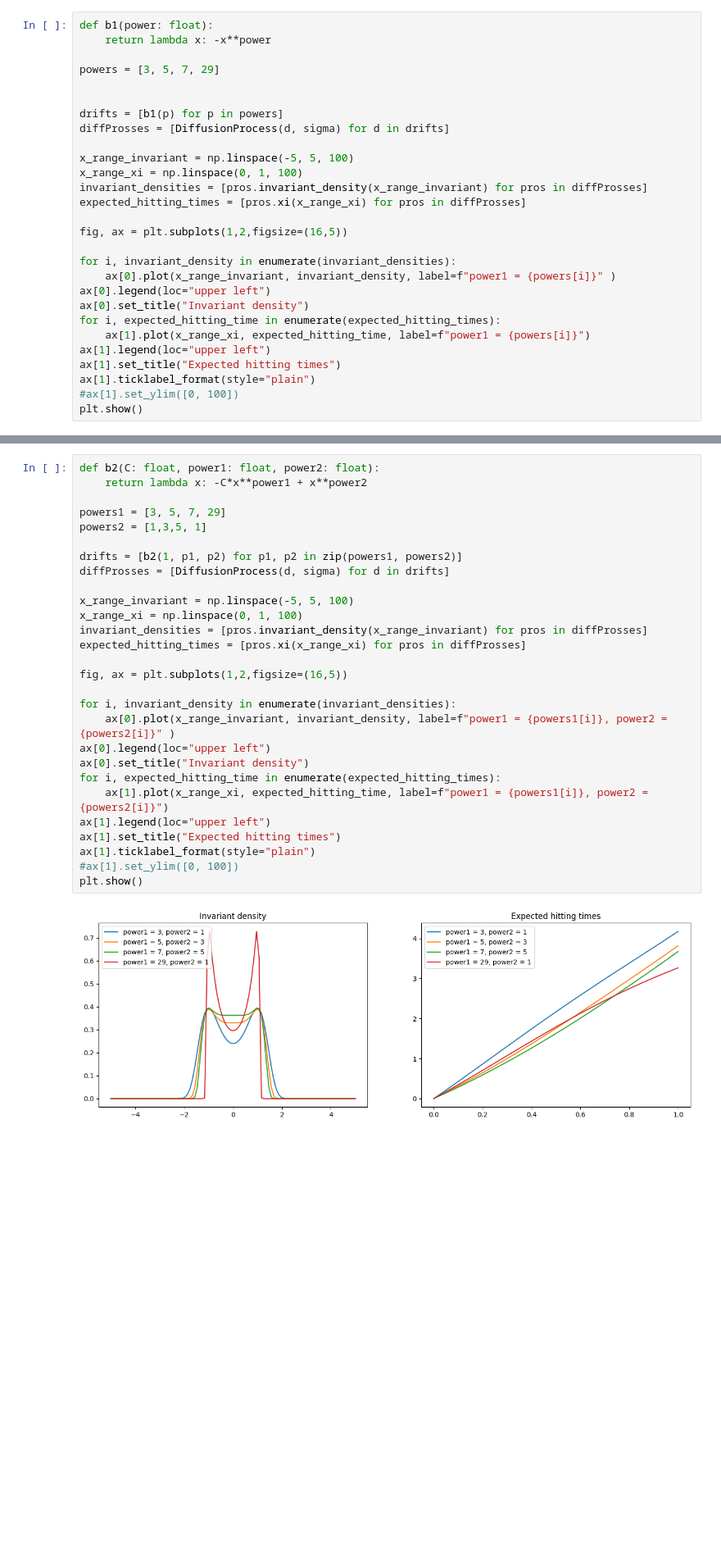
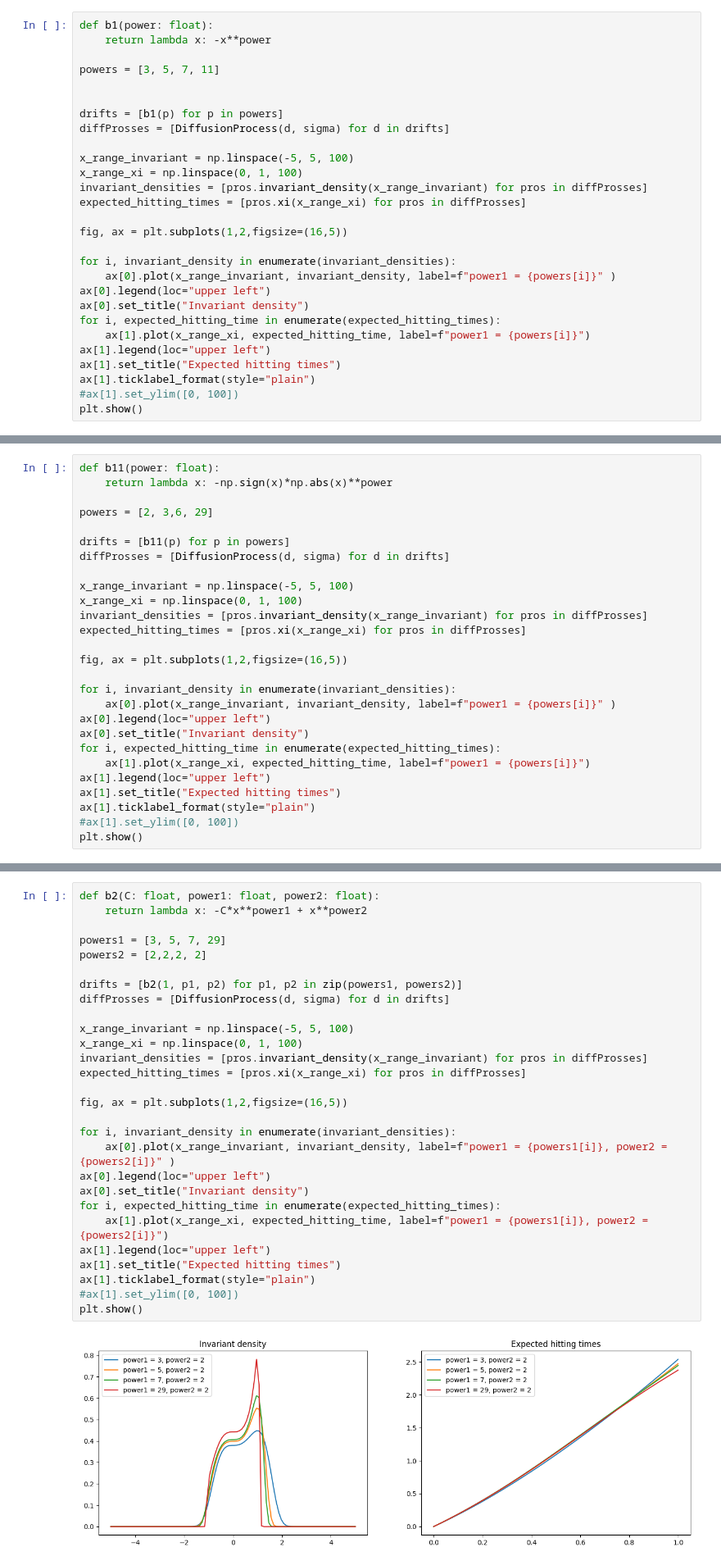
Before and after one commit to RasmusBrostroem/Data-driven-algorithms-for-Impulse-control-problem-Thesis, a Jupyter notebook: TestingMisspecificationFunctions.ipynb, the cells around one changed output, grey strips where cells are left out. Shown at 82% size. Saved outputs shown, nothing was run; the diff lists cells and outputs as text; blank space fills up the shorter version.

```diff
--- a/TestingMisspecificationFunctions.ipynb
+++ b/TestingMisspecificationFunctions.ipynb
@@ -8,7 +9,7 @@ from diffusionProcess import DiffusionProcess, drift, sigma, generate_linear_dri
 def b1(power: float):
     return lambda x: -x**power
 
-powers = [3, 5, 7, 29]
+powers = [3, 5, 7, 11]
 
 
 drifts = [b1(p) for p in powers]
@@ -36,0 +38,27 @@ plt.show()
+# %%
+def b11(power: float):
+    return lambda x: -np.sign(x)*np.abs(x)**power
+
+powers = [2, 3,6, 29]
+
+drifts = [b11(p) for p in powers]
+diffProsses = [DiffusionProcess(d, sigma) for d in drifts]
+
+x_range_invariant = np.linspace(-5, 5, 100)
+x_range_xi = np.linspace(0, 1, 100)
+invariant_densities = [pros.invariant_density(x_range_invariant) for pros in diffProsses]
+expected_hitting_times = [pros.xi(x_range_xi) for pros in diffProsses]
+
+fig, ax = plt.subplots(1,2,figsize=(16,5))
+
+for i, invariant_density in enumerate(invariant_densities):
+    ax[0].plot(x_range_invariant, invariant_density, label=f"power1 = {powers[i]}" )
+ax[0].legend(loc="upper left")
+ax[0].set_title("Invariant density")
+for i, expected_hitting_time in enumerate(expected_hitting_times):
+    ax[1].plot(x_range_xi, expected_hitting_time, label=f"power1 = {powers[i]}")
+ax[1].legend(loc="upper left")
+ax[1].set_title("Expected hitting times")
+ax[1].ticklabel_format(style="plain")
+#ax[1].set_ylim([0, 100])
+plt.show()
@@ -37,33 +67,33 @@ plt.show()
 # %%
 def b2(C: float, power1: float, power2: float):
     return lambda x: -C*x**power1 + x**power2
 
 powers1 = [3, 5, 7, 29]
-powers2 = [1,3,5, 1]
+powers2 = [2,2,2, 2]
 
 drifts = [b2(1, p1, p2) for p1, p2 in zip(powers1, powers2)]
 diffProsses = [DiffusionProcess(d, sigma) for d in drifts]
 
 x_range_invariant = np.linspace(-5, 5, 100)
 x_range_xi = np.linspace(0, 1, 100)
 invariant_densities = [pros.invariant_density(x_range_invariant) for pros in diffProsses]
 expected_hitting_times = [pros.xi(x_range_xi) for pros in diffProsses]
 
 fig, ax = plt.subplots(1,2,figsize=(16,5))
 
 for i, invariant_density in enumerate(invariant_densities):
     ax[0].plot(x_range_invariant, invariant_density, label=f"power1 = {powers1[i]}, power2 = {powers2[i]}" )
 ax[0].legend(loc="upper left")
 ax[0].set_title("Invariant density")
 for i, expected_hitting_time in enumerate(expected_hitting_times):
     ax[1].plot(x_range_xi, expected_hitting_time, label=f"power1 = {powers1[i]}, power2 = {powers2[i]}")
 ax[1].legend(loc="upper left")
 ax[1].set_title("Expected hitting times")
 ax[1].ticklabel_format(style="plain")
 #ax[1].set_ylim([0, 100])
 plt.show()
 # %% [output]
-[figure, old version]
+[figure, new version]
 # %%
 def b3(power: float):
     return lambda x: -x**power + x**2+x
```
Also changed, not shown: parts of 9 cells of this notebook.
